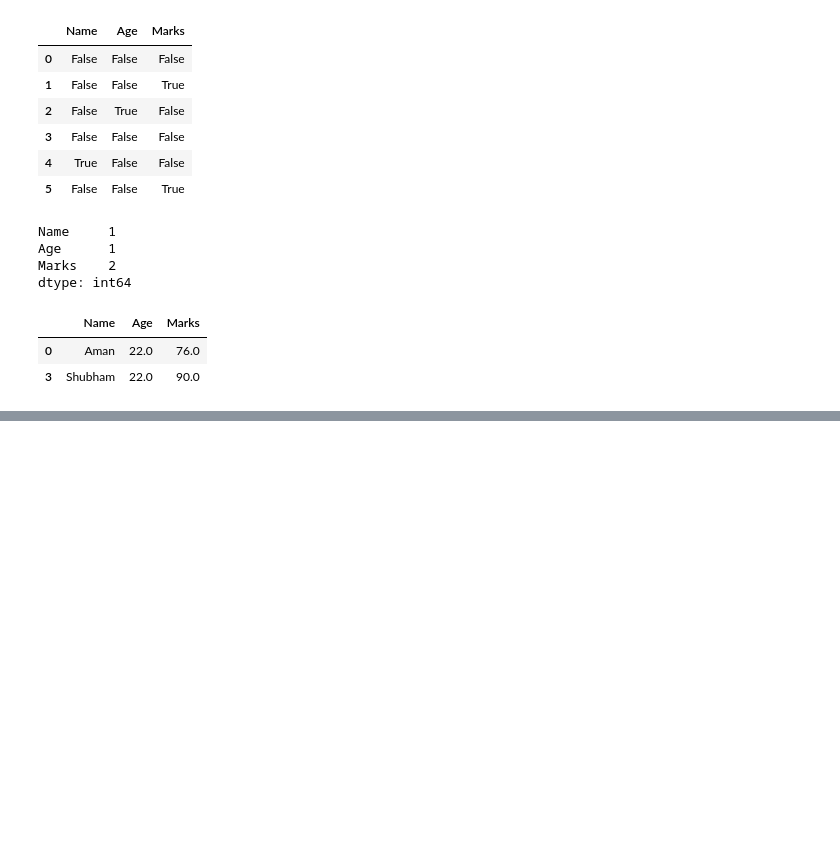
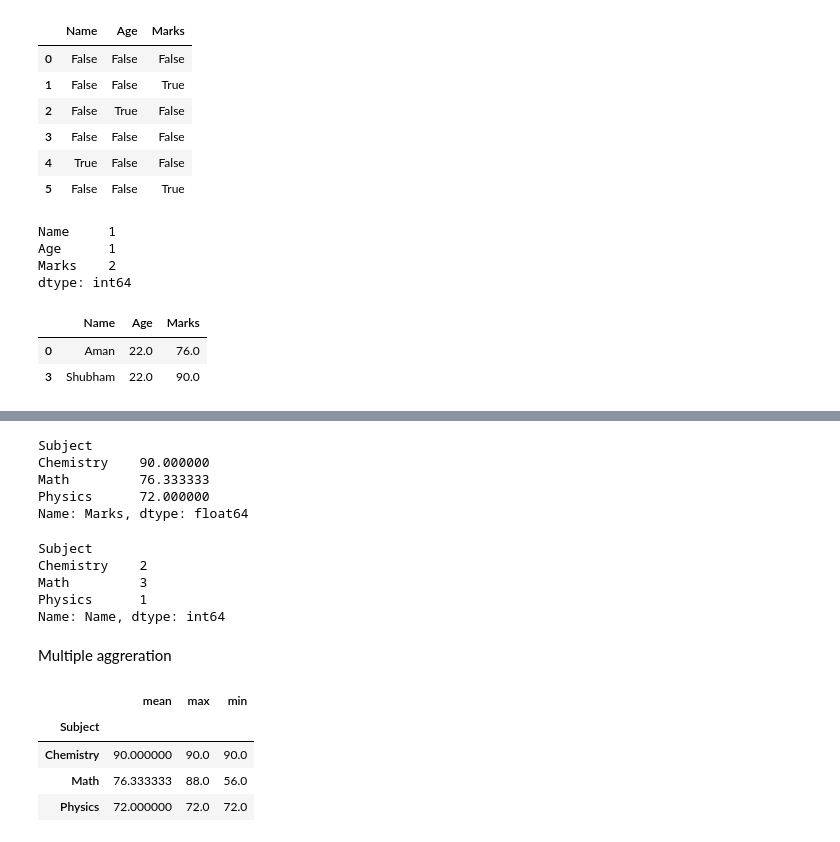
Before and after one commit to AtulBX1/Foundation-of-Ml, a Jupyter notebook: pandas_learn.ipynb, the cells around one changed output, grey strips where cells are left out. Saved outputs shown, nothing was run; the diff lists cells and outputs as text; code cells hidden in the pictures; blank space fills up the shorter version.

```diff
--- a/pandas_learn.ipynb
+++ b/pandas_learn.ipynb
@@ -263,0 +282,27 @@ df.dropna()
+# %%
+d_f.groupby('Subject')['Marks'].mean()
+# Note mean marks per subject . by default it is igm=noring the missing values
+# %% [output]
+Subject
+Chemistry    90.000000
+Math         76.333333
+Physics      72.000000
+Name: Marks, dtype: float64
+# %%
+d_f.groupby('Subject')['Name'].count()
+# %% [output]
+Subject
+Chemistry    2
+Math         3
+Physics      1
+Name: Name, dtype: int64
+# %% [markdown]
+Multiple aggreration
+# %%
+d_f.groupby('Subject')['Marks'].agg(['mean','max','min'])
+# %% [output]
+|  | mean | max | min |
+| Subject |  |  |  |
+| Chemistry | 90.000000 | 90.0 | 90.0 |
+| Math | 76.333333 | 88.0 | 56.0 |
+| Physics | 72.000000 | 72.0 | 72.0 |
```
Also changed, not shown: parts of 5 cells of this notebook, 2 other files.
